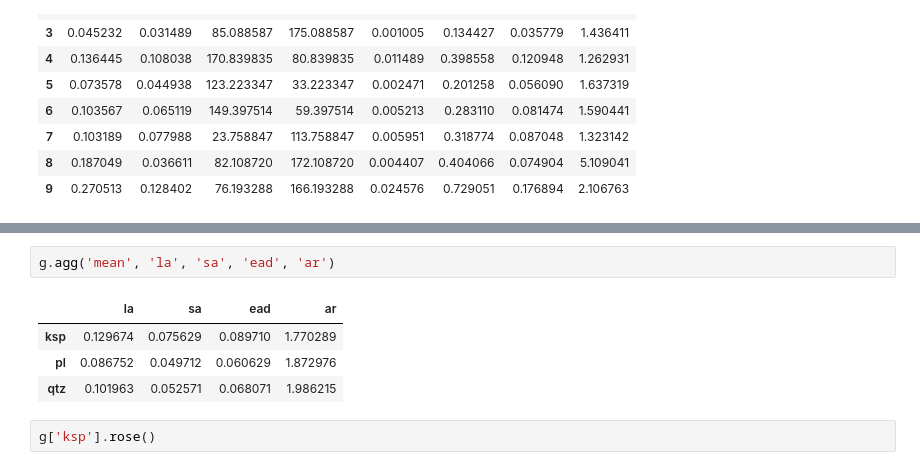
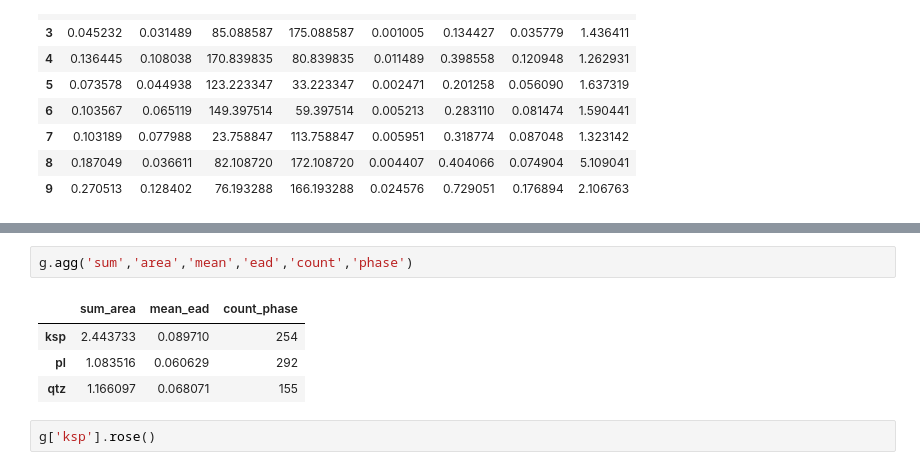
Before and after one commit to ondrolexa/polylx, a Jupyter notebook: polylx_tutorial.ipynb, the cells around one changed output, grey strips where cells are left out. Cells and saved outputs as stored; diff of their text form.

```diff
--- a/polylx_tutorial.ipynb
+++ b/polylx_tutorial.ipynb
@@ -30,12 +30,12 @@ g.agg('sum', 'area')
 | pl | 1.083516 |
 | qtz | 1.166097 |
 # %%
-g.agg('mean', 'la', 'sa', 'ead', 'ar')
+g.agg('sum','area','mean','ead','count','phase')
 # %% [output]
-|  | la | sa | ead | ar |
-| ksp | 0.129674 | 0.075629 | 0.089710 | 1.770289 |
-| pl | 0.086752 | 0.049712 | 0.060629 | 1.872976 |
-| qtz | 0.101963 | 0.052571 | 0.068071 | 1.986215 |
+|  | sum_area | mean_ead | count_phase |
+| ksp | 2.443733 | 0.089710 | 254 |
+| pl | 1.083516 | 0.060629 | 292 |
+| qtz | 1.166097 | 0.068071 | 155 |
 # %%
 g['ksp'].rose()
 # %% [output]
```
Also changed, not shown: parts of 2 cells of this notebook, 1 other file.
